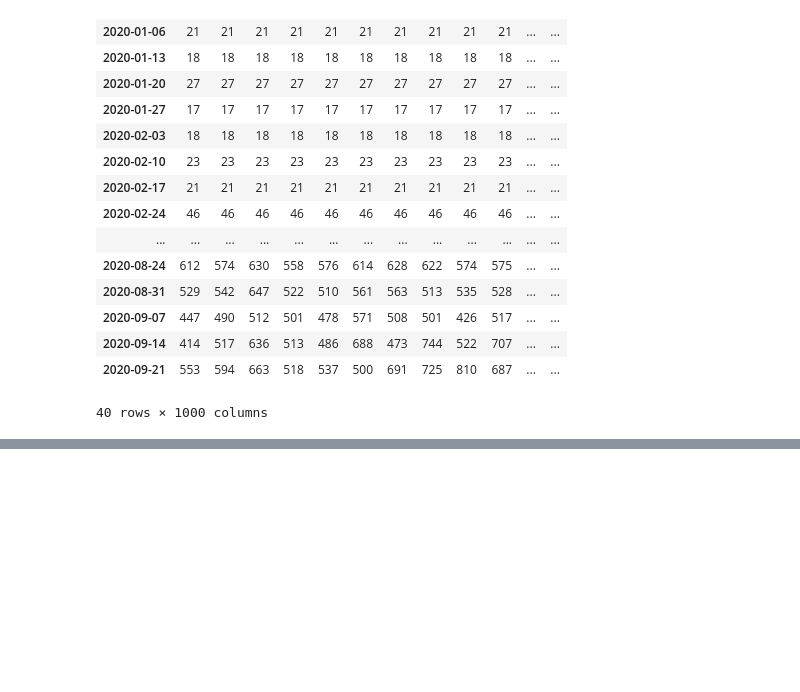
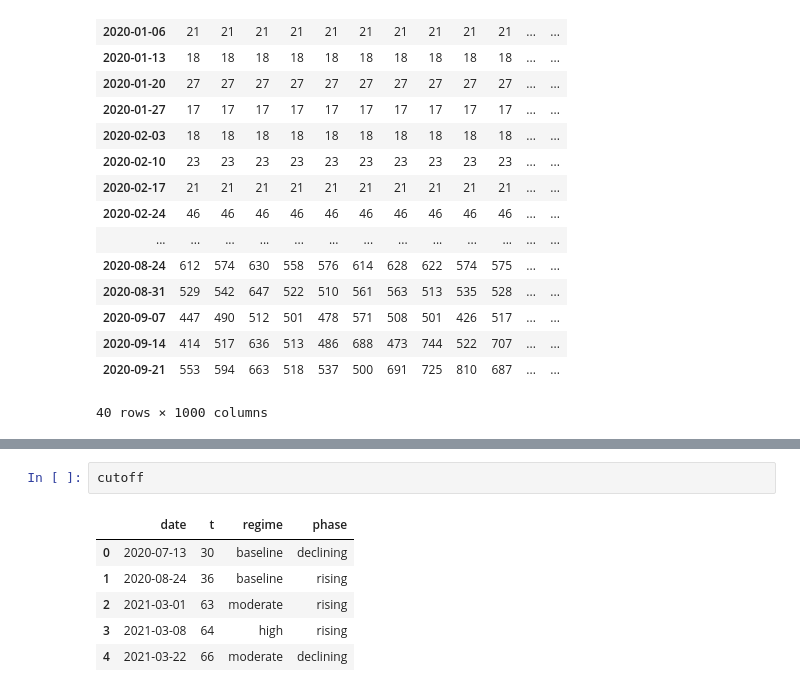
Before and after one commit to dagu84/epidem, a Jupyter notebook: python_files/test.ipynb, the cells around one changed output, grey strips where cells are left out. Drawn from its saved outputs; the diff is of its cells as text; blank space fills up the shorter version.

```diff
--- a/python_files/test.ipynb
+++ b/python_files/test.ipynb
@@ -242,0 +286,9 @@ posterior
+# %%
+cutoff
+# %% [output]
+|  | date | t | regime | phase |
+| 0 | 2020-07-13 | 30 | baseline | declining |
+| 1 | 2020-08-24 | 36 | baseline | rising |
+| 2 | 2021-03-01 | 63 | moderate | rising |
+| 3 | 2021-03-08 | 64 | high | rising |
+| 4 | 2021-03-22 | 66 | moderate | declining |
```
Also changed, not shown: parts of 8 cells of this notebook, 7 other files.
